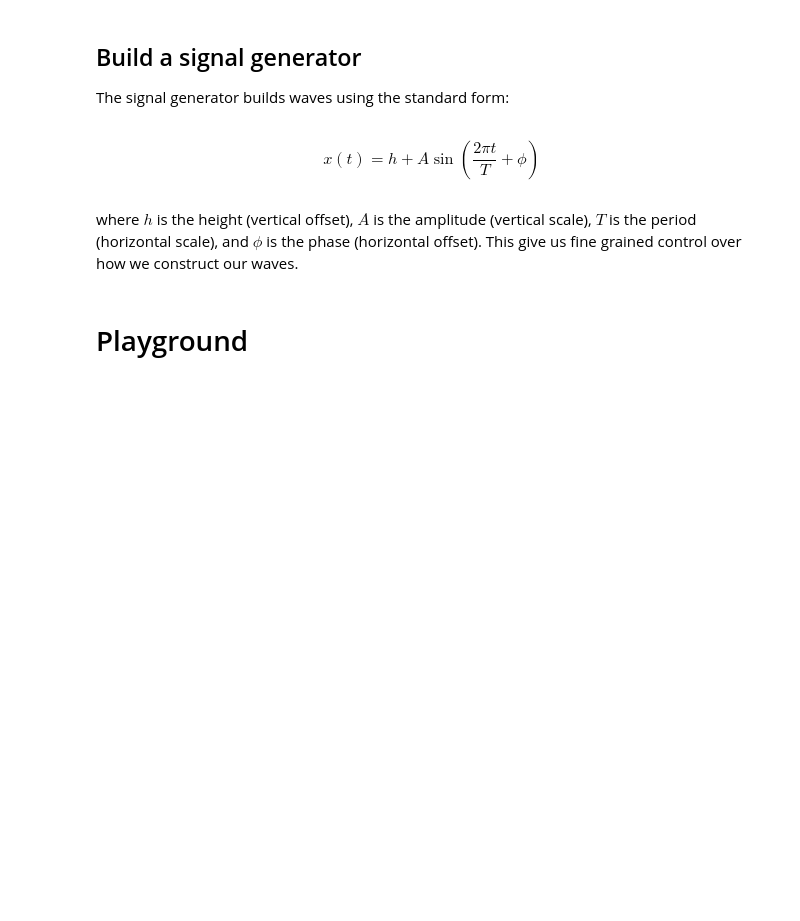
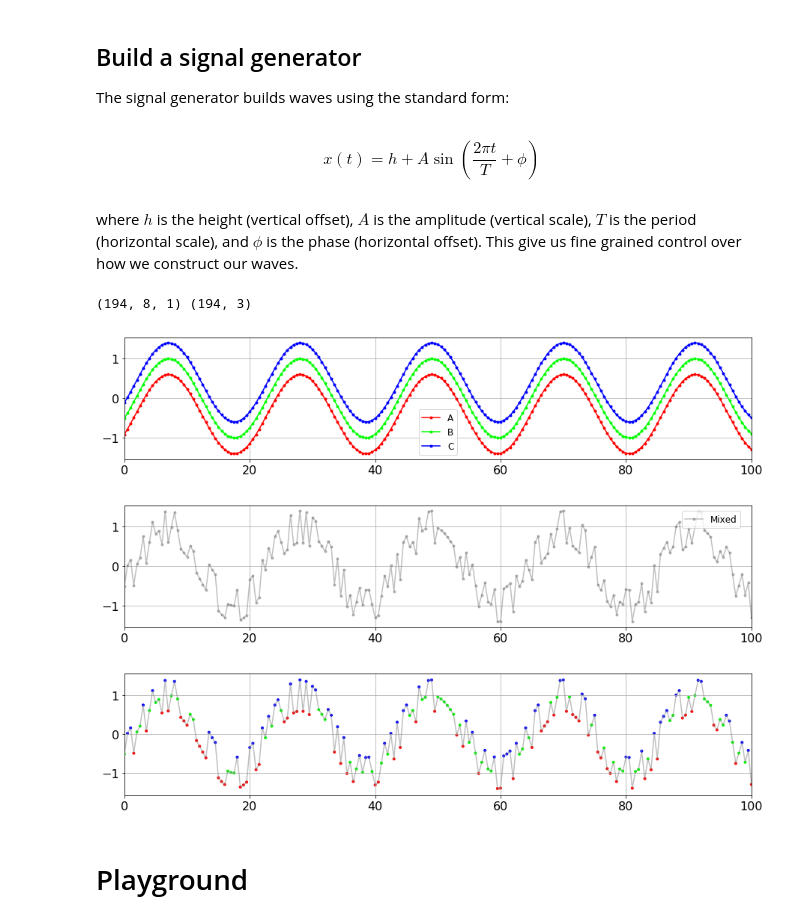
Before and after one commit to WillieMaddox/DiscRimNN, a Jupyter notebook: mixsig.ipynb, the cells around one changed output. Drawn from its saved outputs; the diff is of its cells as text; code cells hidden in the pictures; blank space fills up the shorter version.

```diff
--- a/mixsig.ipynb
+++ b/mixsig.ipynb
@@ -103,6 +110,8 @@ plt.rc('xtick', labelsize=BIGGER_SIZE)   # fontsize of the tick labels
 plt.rc('ytick', labelsize=BIGGER_SIZE)   # fontsize of the tick labels
 plt.rc('legend', fontsize=MEDIUM_SIZE)   # legend fontsize
 plt.rc('figure', titlesize=BIGGEST_SIZE)  # fontsize of the figure title
+# %%
+plt.rcParams['figure.dpi'] = 120
 # %%
 def highlight_column_matches(data, column='', color='yellow'):
     '''
@@ -175,7 +184,7 @@ from mixsig.mixed import MixedSignal
 # start off with simplest case for proof of concept
 sig1_coeffs = {
     'amplitude': {'mean': 1.0, 'delta': 0},
-    'offset': {'mean': -0.15, 'delta': 0},
+    'offset': {'mean': -0.4, 'delta': 0},
     'period': {'mean': 1, 'delta': 0},
     'phase': {'mean': 0, 'delta': 0},
     'name': 'A',
@@ -191,7 +200,7 @@ sig2_coeffs = {
 }
 sig3_coeffs = {
     'amplitude': {'mean': 1.0, 'delta': 0},
-    'offset': {'mean': 0.15, 'delta': 0},
+    'offset': {'mean': 0.4, 'delta': 0},
     'period': {'mean': 1, 'delta': 0},
     'phase': {'mean': 0, 'delta': 0},
     'name': 'C',
@@ -202,17 +211,22 @@ sig_coeffs = {'waves': [sig1_coeffs, sig2_coeffs, sig3_coeffs]}
 msig_coeffs = {
     'phase': {'mean': 0, 'delta': np.pi},
 #     'amplitude': {'mean': 10, 'delta': 2},
-    'period': {'mean': 25, 'delta': 0},
+    'period': {'mean': 20, 'delta': 0},
 #     'offset': {'mean': 1, 'delta': 5}
 }
 
-time_coeffs = {'start': 0, 'stop': 75, 'n_timestamps': 301, 'delta': 0}
-n_timesteps = 10
-msig = MixedSignal(time_coeffs, sig_coeffs, msig_coeffs, n_timesteps=n_timesteps, method='sliding') #, run_label='offset_30')
+time_coeffs = {'start': 0, 'stop': 100, 'n_timestamps': 201, 'delta': 0}
+
+n_timesteps = 8
+run_label = get_timestamp()
+msig = MixedSignal(time_coeffs, sig_coeffs, msig_coeffs, n_timesteps=n_timesteps, method='sliding', run_label=run_label)
+vsig = MixedSignal(time_coeffs, sig_coeffs, msig_coeffs, n_timesteps=n_timesteps, method='sliding', run_label=run_label)
 msig.save_config()
 X, y = msig.generate()
 n_signals = msig.n_signals
 print(X.shape, y.shape)
+# %% [output]
+(194, 8, 1) (194, 3)
 # %%
 # df = pd.DataFrame(np.vstack((msig.signals, msig.mixed_signal)).T, index=msig.timestamps, columns=['A', 'B', 'C', 'Mixed'])
 # signals = np.array([sig() for sig in msig.signal_objects])
@@ -221,30 +235,34 @@ df[:msig.n_timesteps + 4].style.apply(highlight_column_matches, column='Mixed',
 # %%
 fig, ax = plt.subplots(nrows=1, ncols=1, figsize=(15, 3))
 legend_labels = []
 for i in range(msig.n_signals):
-    ax.plot(msig.timestamps(), msig.signals[i], marker='.', color=msig.signal_colors[i])
+    ax.plot(msig.timestamps, msig.signals[i], marker='.', color=msig.signal_colors[i])
     legend_labels.append(msig.signal_names[i])
-ax.set_xlim((msig.timestamps.start, msig.timestamps.stop))
+ax.set_xlim((msig.time_start, msig.time_stop))
 plt.grid(True)
 ax.legend(legend_labels)
 plt.savefig(os.path.join(msig.out_dir, 'signals.png'))
 plt.show()
 
 fig, ax = plt.subplots(nrows=1, ncols=1, figsize=(15, 3))
-ax.plot(msig.timestamps(), msig.mixed_signal, color='grey', marker='.', alpha=0.5)
+ax.plot(msig.timestamps, msig.mixed_signal, color='grey', marker='.', alpha=0.5)
 # ax.scatter(msig.timestamps, msig.mixed_signal, color='grey', marker='.')
-ax.set_xlim((msig.timestamps.start, msig.timestamps.stop))
+ax.set_xlim((msig.time_start, msig.time_stop))
 plt.grid(True)
 ax.legend([msig.name], loc='upper right', bbox_to_anchor=(0.99, 0.99))
 plt.savefig(os.path.join(msig.out_dir, 'mixedsignal.png'))
 plt.show()
 
 fig, ax = plt.subplots(nrows=1, ncols=1, figsize=(15, 3))
-ax.plot(msig.timestamps(), msig.mixed_signal, color='grey', alpha=0.5)
-ax.scatter(msig.timestamps(), msig.mixed_signal, marker='.', c=msig.one_hots)
-ax.set_xlim((msig.timestamps.start, msig.timestamps.stop))
+ax.plot(msig.timestamps, msig.mixed_signal, color='grey', alpha=0.5)
+ax.scatter(msig.timestamps, msig.mixed_signal, marker='.', c=msig.one_hots)
+ax.set_xlim((msig.time_start, msig.time_stop))
 plt.grid(True)
 plt.savefig(os.path.join(msig.out_dir, 'mixedsignal_with_truth.png'))
 plt.show()
+# %% [output]
+[figure, added]
+[figure, added]
+[figure, added]
 # %% [markdown]
 # Playground
```
Also changed, not shown: parts of 19 cells of this notebook, 6 other files.
